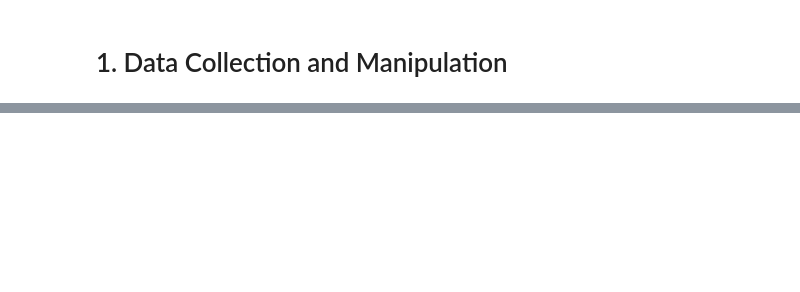
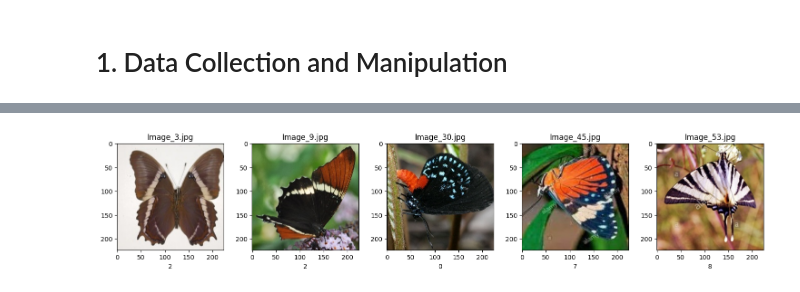
Before and after one commit to Stefano-Bozzi/LepidopterAI, a Jupyter notebook: Data_collection_and_manipulation.ipynb, the cells around one changed output, grey strips where cells are left out. Cells and saved outputs as stored; diff of their text form; code cells hidden in the pictures; blank space fills up the shorter version.

```diff
--- a/Data_collection_and_manipulation.ipynb
+++ b/Data_collection_and_manipulation.ipynb
@@ -108,0 +130,23 @@ plt.show()
+# %%
+# Create array for labels
+labels = df['label'].values
+
+# change from string label to numeric label
+from sklearn.preprocessing import LabelEncoder
+le = LabelEncoder()
+labels_encoded = le.fit_transform(labels)
+# %%
+# check on dataset
+img_idex = 0
+plt.figure(figsize=(15, 3))  # più largo per mettere 5 immagini di lato
+
+for i in range(5):
+    plt.subplot(1, 5, i+1)  # 1 riga, 5 colonne, posizione i+1
+    plt.imshow(dataset_np[img_idex + i])
+    plt.xlabel(labels_encoded[img_idex + i])
+    plt.title(df.loc[img_idex + i, 'filename'])
+
+plt.tight_layout()
+plt.show()
+# %% [output]
+[figure, added]
```
Also changed, not shown: parts of 3 cells of this notebook.
